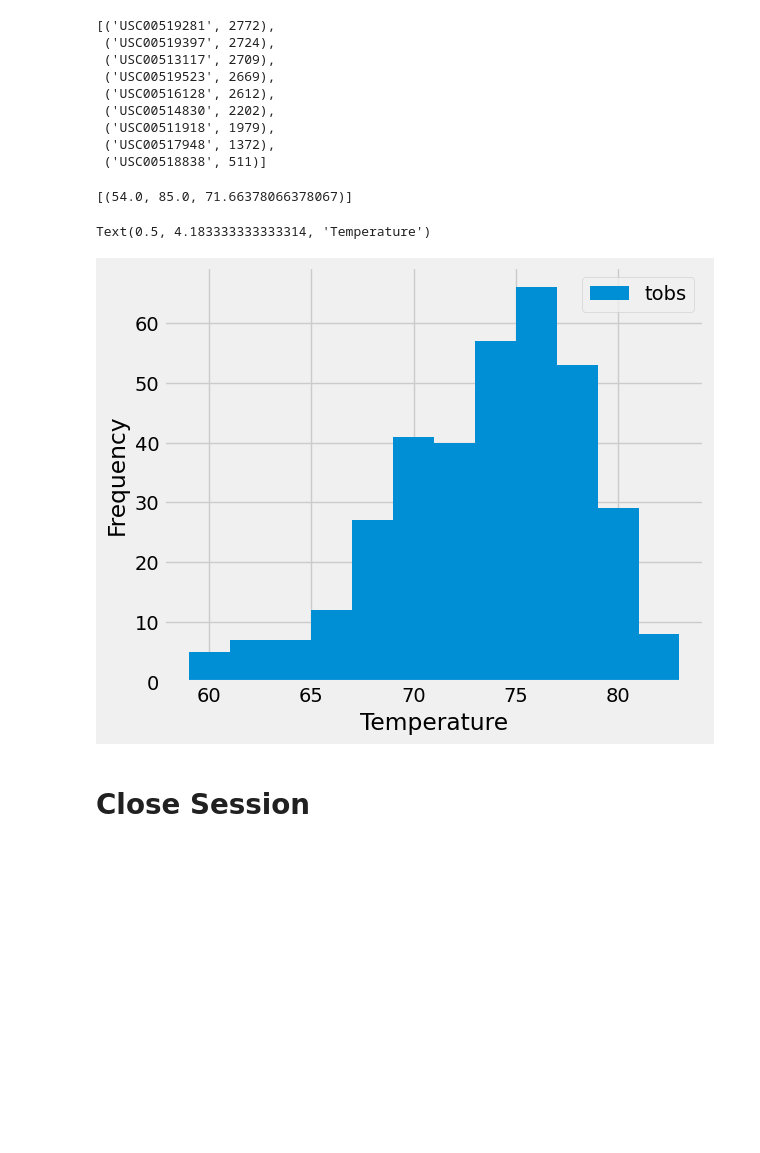
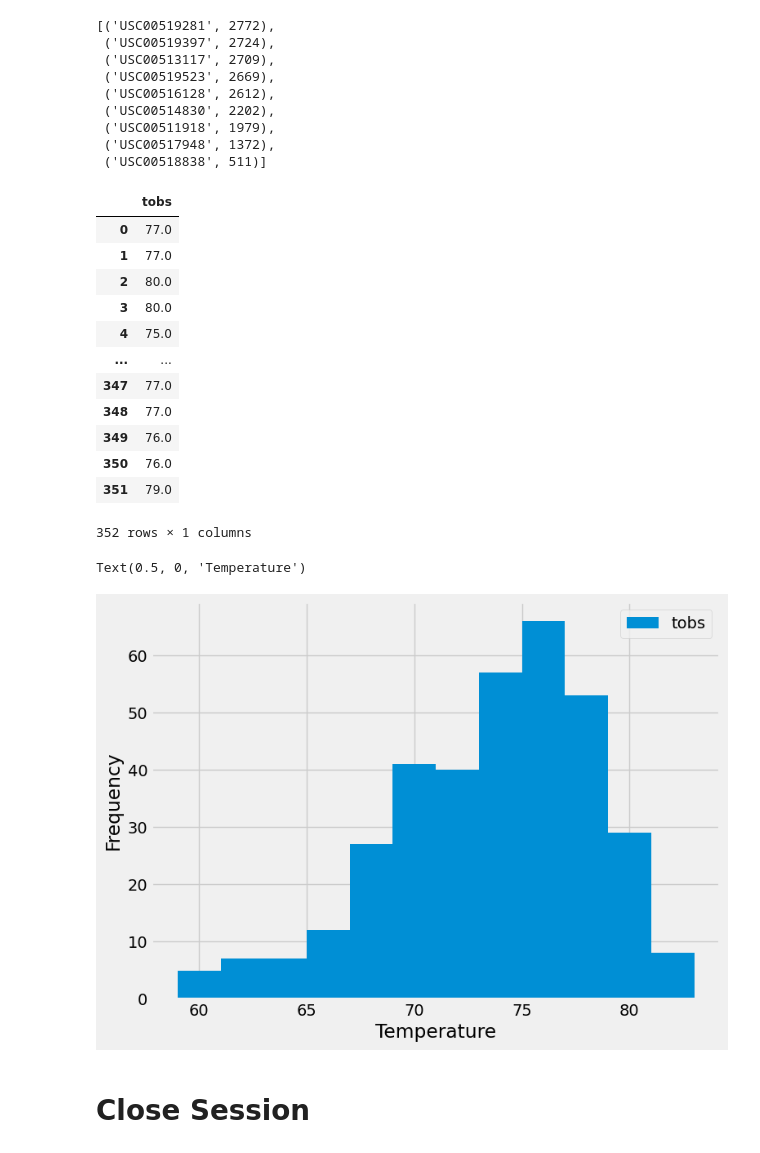
Before and after one commit to laurar9889/sqlalchemy_challenge, a Jupyter notebook: climate_starter.ipynb, the cells around one changed output. Cells and saved outputs as stored; diff of their text form; code cells hidden in the pictures; blank space fills up the shorter version.

Commit message:
Assignment: Add exploratory station analysis

```diff
--- a/climate_starter.ipynb
+++ b/climate_starter.ipynb
@@ -107,14 +112,41 @@ last_12m_df.describe()
  ('USC00518838', 511)]
 # %%
 # Using the most active station id from the previous query, calculate the lowest, highest, and average temperature.
+min_temp = session.query(func.min(Measurement.tobs)).filter(Measurement.station == 'USC00519281').all()
+max_temp = session.query(func.max(Measurement.tobs)).filter(Measurement.station == 'USC00519281').all()
+ave_temp = session.query(func.avg(Measurement.tobs)).filter(Measurement.station == 'USC00519281').all()
-# %% [output]
-[(54.0, 85.0, 71.66378066378067)]
 # %%
 # Using the most active station id
 # Query the last 12 months of temperature observation data for this station and plot the results as a histogram
+# Query to store the data for the past year
+most_active_station_data = session.query(Measurement.tobs).\
+      filter(Measurement.station == 'USC00519281').\
+        filter(Measurement.date>=last_year_date).all()
+
+# Query to convert the above results into a Dataframe
+most_active_station_df = pd.DataFrame(most_active_station_data, columns=["tobs"])
+most_active_station_df
 # %% [output]
+|  | tobs |
+| 0 | 77.0 |
+| 1 | 77.0 |
+| 2 | 80.0 |
+| 3 | 80.0 |
+| 4 | 75.0 |
+| ... | ... |
+| 347 | 77.0 |
+| 348 | 77.0 |
+| 349 | 76.0 |
+| 350 | 76.0 |
+| 351 | 79.0 |
-Text(0.5, 4.183333333333314, 'Temperature')
+352 rows × 1 columns
-[figure, removed]
+# %%
+#Query to plot a histogram of the station id USC00519281 results.
+most_active_station_df.plot.hist(xlabel="Temperature", ylabel="Frequency", figsize=(8,6), bins=12)
+plt.xlabel("Temperature")
+# %% [output]
+Text(0.5, 0, 'Temperature')
+[figure, added]
 # %% [markdown]
 # Close Session
 # %%
```
Also changed, not shown: parts of 3 cells of this notebook.
